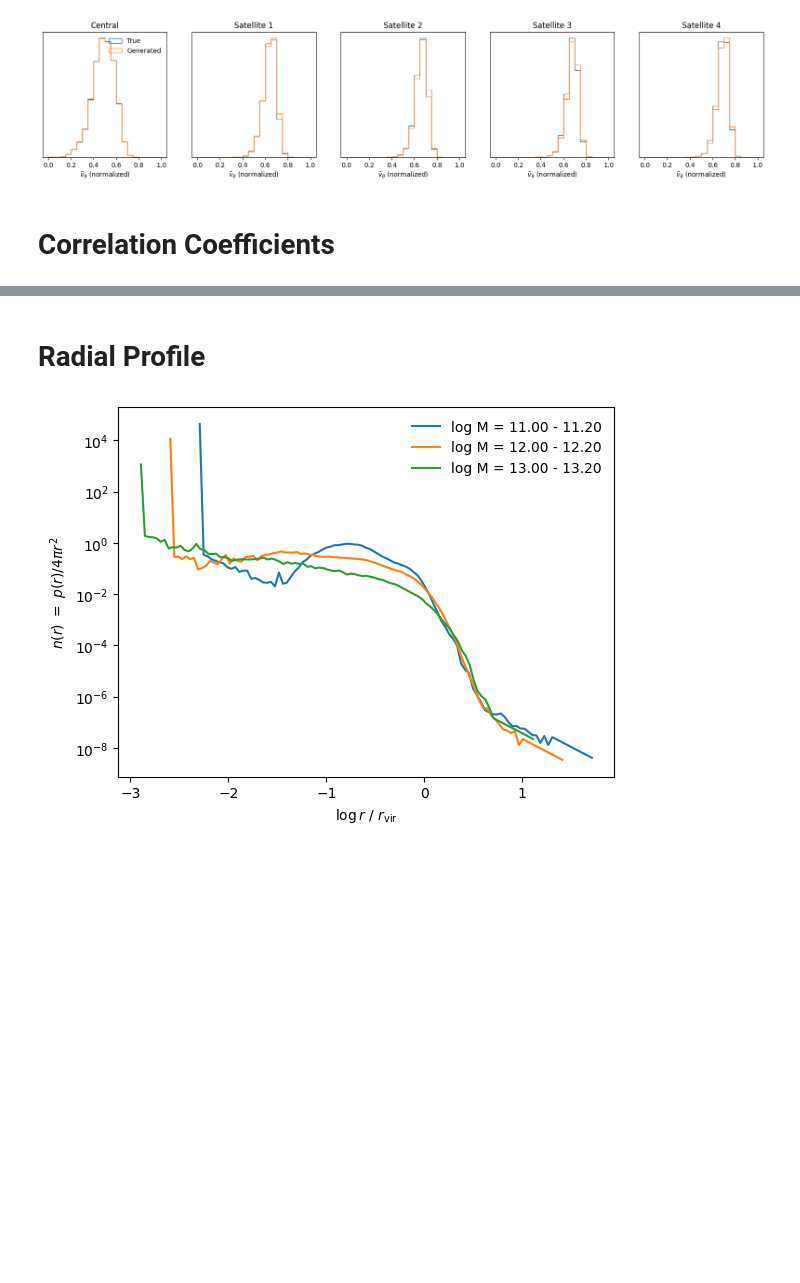
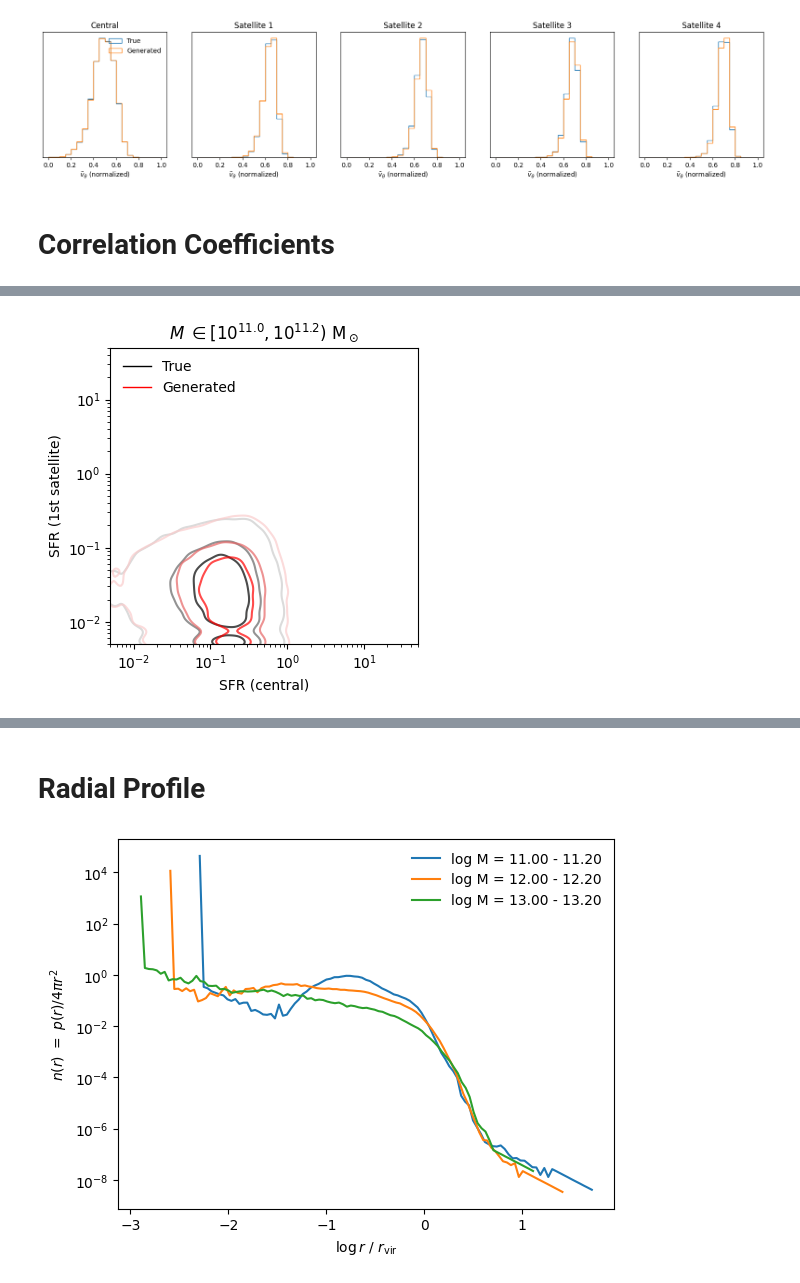
Before and after one commit to knmoriwaki/cosmoglint, a Jupyter notebook: notebooks/plot_transformer.ipynb, the cells around one changed output, grey strips where cells are left out. Drawn from its saved outputs; the diff is of its cells as text; code cells hidden in the pictures; blank space fills up the shorter version.

```diff
--- a/notebooks/plot_transformer.ipynb
+++ b/notebooks/plot_transformer.ipynb
@@ -814,0 +824,87 @@ Saved figure to ../scripts/runs/output_transformer/transformer1_33_use_vel_ep40_
+# %%
+from matplotlib.lines import Line2D
+from scipy.stats import gaussian_kde
+import matplotlib.cm as cm
+
+def plot_contour(y1, y2, colors):
+    logy1 = np.log10(y1)
+    logy2 = np.log10(y2)
+    values = np.vstack([logy1, logy2])
+    kde = gaussian_kde(values)
+
+    xgrid = np.linspace(logy1.min(), logy1.max(), 200)
+    ygrid = np.linspace(logy2.min(), logy2.max(), 200)
+    X, Y = np.meshgrid(xgrid, ygrid)
+    positions = np.vstack([X.ravel(), Y.ravel()])
+    Z = kde(positions).reshape(X.shape)
+
+    Z_flat = Z.flatten()
+    Z_sorted = np.sort(Z_flat)[::-1]
+    cumsum = np.cumsum(Z_sorted)
+    cumsum /= cumsum[-1]
+
+    levels = []
+    for target in [0.9545, 0.6827, 0.383]: #[0.9973, 0.9545, 0.6827, 0.383]:
+        idx = np.searchsorted(cumsum, target)
+        levels.append(Z_sorted[idx])
+
+    print(levels)
+
+    contour = plt.contour(10 ** X, 10 ** Y, Z, levels=levels, colors=colors, alpha=0.7)
+
+colors1 = [(0.8, 0.8, 0.8),(0.4, 0.4, 0.4),"black"]
+
+colors2 = [(0.98, 0.8, 0.8),(0.9, 0.4, 0.4),"red"]
+
+
+_nbins = 20
+_xbins = np.linspace(0, 1, _nbins+1)
+_xbins_physical_unit = _xbins[:,None] * (xmax[None,:] - xmin[None,:]) + xmin[None,:] # (num_bins, num_params)
+
+_xbin_indices_true = np.digitize(x_true, _xbins) - 1 # (num_samples,)
+
+for i in [0, 5, 10]: #[5,7,9]:
+    i0 = 0
+    i1 = 1
+    if i < 5:
+        xlim = (5e-3, 5e1)
+    else:
+        xlim = (5e-2, 5e2)
+
+    handle_list = []
+    plt.figure(figsize=(4,4))
+
+    #plt.title("log M in [{:.1f}, {:.1f})".format(xbins_physical_unit[i,0], xbins_physical_unit[i+1,0]))
+    plt.title(r"$M\ \in [10^{%.1f}, 10^{%.1f})\ \rm  M_\odot$" % (_xbins_physical_unit[i,0], _xbins_physical_unit[i+1,0]))
+
+    mask = (_xbin_indices_true == i) & (length_true > max(i0, i1))
+    y1now = y_true[mask][:,i0,0] * (xmax[1] - xmin[1]) + xmin[1]
+    y2now = y_true[mask][:,i1,0] * (xmax[1] - xmin[1]) + xmin[1]
+    y1now = 10 ** y1now
+    y2now = 10 ** y2now
+
+    plot_contour(y1now, y2now, colors=colors1)
+    handle_list.append(Line2D([0], [0], color=colors1[-1], label="True", lw=1))
+
+    mask = (_xbin_indices_true == i) & (length_generated > max(i0, i1))
+    y1now = generated[mask][:,i0,0] * (xmax[1] - xmin[1]) + xmin[1]
+    y2now = generated[mask][:,i1,0] * (xmax[1] - xmin[1]) + xmin[1]
+    y1now = 10 ** y1now
+    y2now = 10 ** y2now
+
+    plot_contour(y1now, y2now, colors=colors2)
+    handle_list.append(Line2D([0], [0], color=colors2[-1], label="Generated", lw=1))
+
+    plt.legend(handles=handle_list, loc="upper left", frameon=False)
+
+    plt.xlim(xlim)
+    plt.ylim(xlim)
+
+    plt.xscale("log")
+    plt.yscale("log")
+    plt.ylabel("SFR (1st satellite)")
+
+    plt.xlabel("SFR (central)")
+
+    my_savefig("{}/contour_0_1_logm{:.1f}.pdf".format(output_dir, _xbins_physical_unit[i,0]))
+# %% [output]
@@ -814,0 +920 @@ Saved figure to ../scripts/runs/output_transformer/transformer1_33_use_vel_ep40_
+[figure, added]
```
Also changed, not shown: parts of 11 cells of this notebook, 14 other files.
